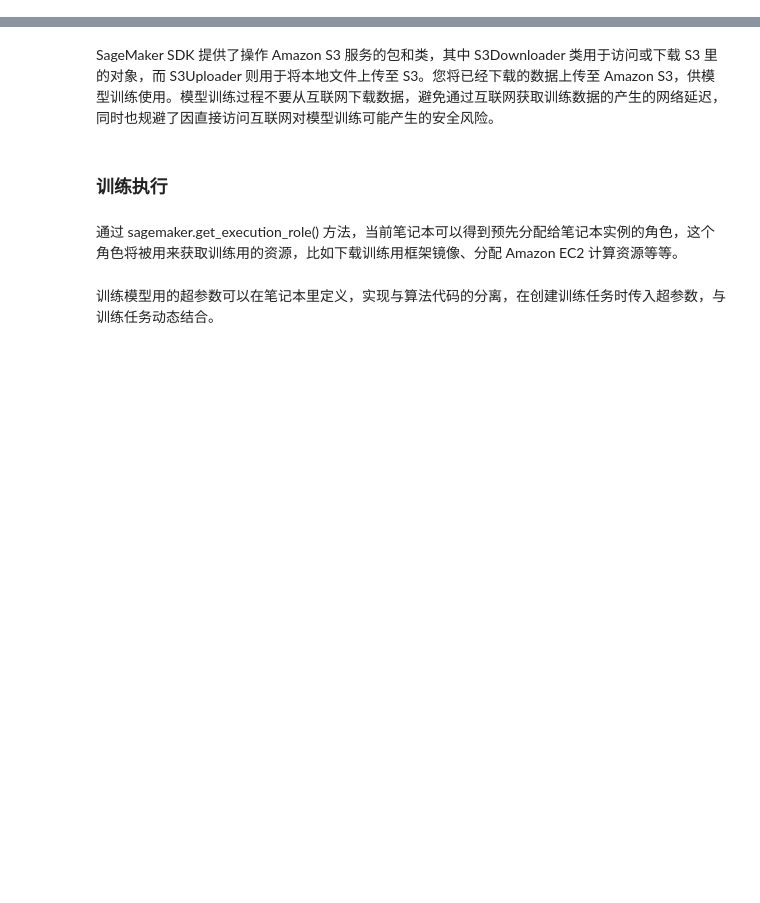
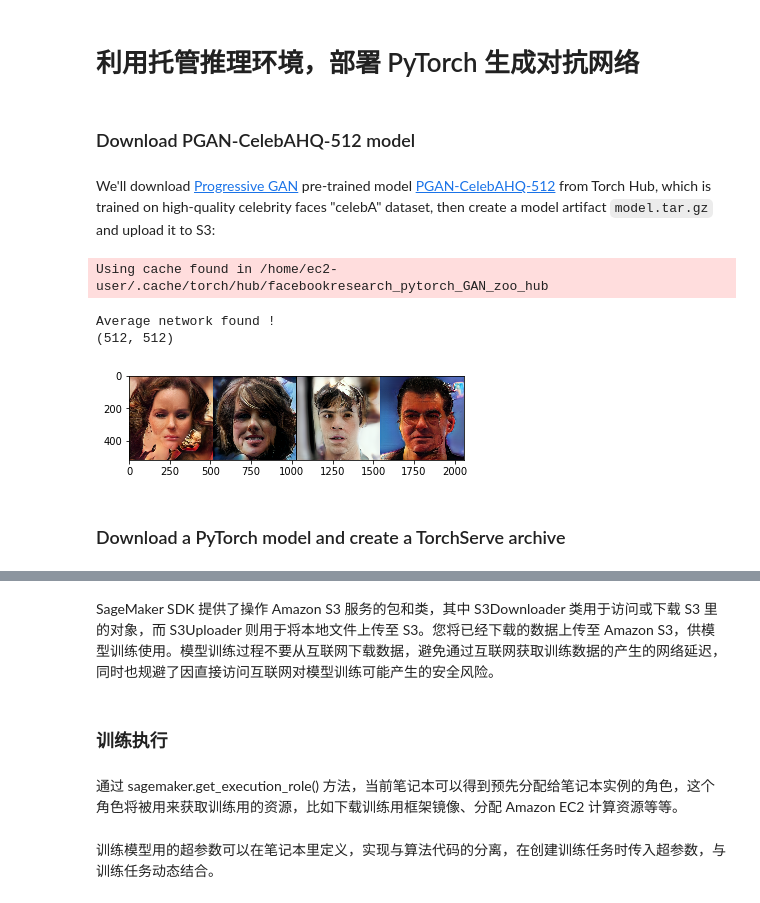
Before and after one commit to mf523/ml-on-aws, a Jupyter notebook: byos-pytorch-gan/pgan.ipynb, the cells around one changed output, grey strips where cells are left out. Drawn from its saved outputs; the diff is of its cells as text; code cells hidden in the pictures; blank space fills up the shorter version.

Commit message:
working version pgan

```diff
--- a/byos-pytorch-gan/pgan.ipynb
+++ b/byos-pytorch-gan/pgan.ipynb
@@ -33,0 +1,56 @@ s3_model_artifacts_location = f's3://{bucket}/artifacts/'
+# %% [markdown]
+# 利用托管推理环境，部署 PyTorch 生成对抗网络
+# %% [markdown]
+### Download PGAN-CelebAHQ-512 model
+# %% [markdown]
+We'll download [Progressive GAN](https://arxiv.org/abs/1710.10196) pre-trained model [PGAN-CelebAHQ-512](https://pytorch.org/hub/facebookresearch_pytorch-gan-zoo_pgan/) from Torch Hub, which is trained on high-quality celebrity faces "celebA" dataset, then create a model artifact `model.tar.gz` and upload it to S3:
+# %%
+import torch
+
+use_gpu = False
+model_algorithm = 'PGAN'
+
+# this model outputs 512 x 512 pixel images
+model_pretrained_name = 'celebAHQ-512' # 'celebAHQ-256'
+
+pgan = torch.hub.load('facebookresearch/pytorch_GAN_zoo:hub',
+                       model_algorithm, model_name=model_pretrained_name,
+                       pretrained=True, useGPU=use_gpu)
+
+print(pgan.getSize())
+# %% [output]
+Using cache found in /home/ec2-user/.cache/torch/hub/facebookresearch_pytorch_GAN_zoo_hub
+Average network found !
+(512, 512)
+# %%
+def generate_noises(num_images=1):
+    import torch
+
+    noises = torch.randn(num_images, 512)
+
+    return noises
+
+
+def show_multiple_pictures(pics):
+    # let's plot these images using torchvision and matplotlib
+    import matplotlib.pyplot as plt
+    import torchvision
+    import torch
+
+    generated_images = torch.Tensor(pics)
+    grid = torchvision.utils.make_grid(generated_images.clamp(min=-1, max=1),
+                                       scale_each=True, normalize=True)
+    plt.imshow(grid.permute(1, 2, 0).cpu().numpy())
+    plt.show()
+# %%
+netG = pgan.netG
+
+noises = generate_noises(4)
+
+with torch.no_grad():
+    generated_images = netG(noises)
+
+show_multiple_pictures(generated_images)
+# print(netG)
+# %% [output]
+[figure, added]
@@ -33,0 +72,2 @@ s3_model_artifacts_location = f's3://{bucket}/artifacts/'
+# %% [markdown]
+### Download a PyTorch model and create a TorchServe archive
```
Also changed, not shown: parts of 71 cells of this notebook, 7 other files.
